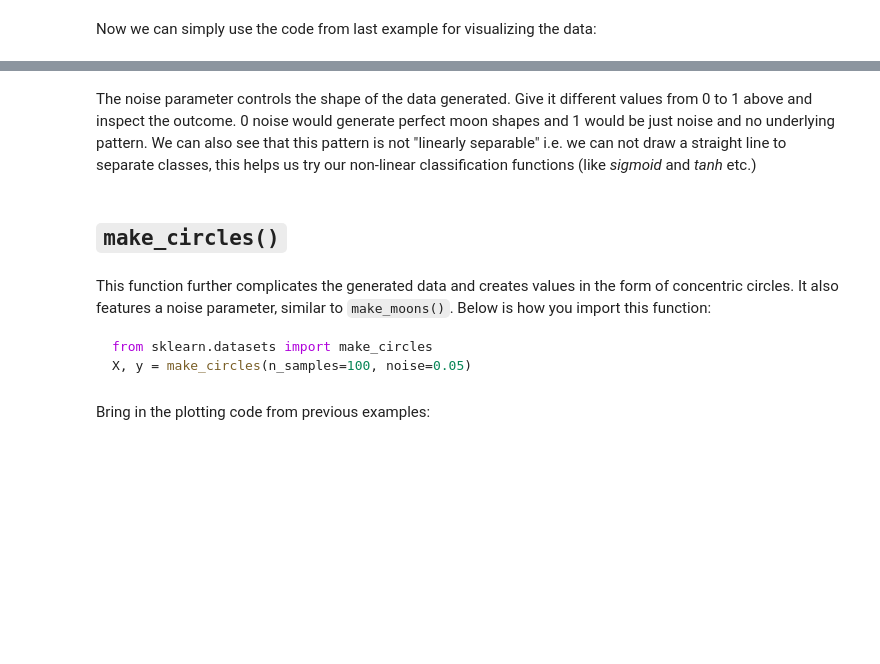
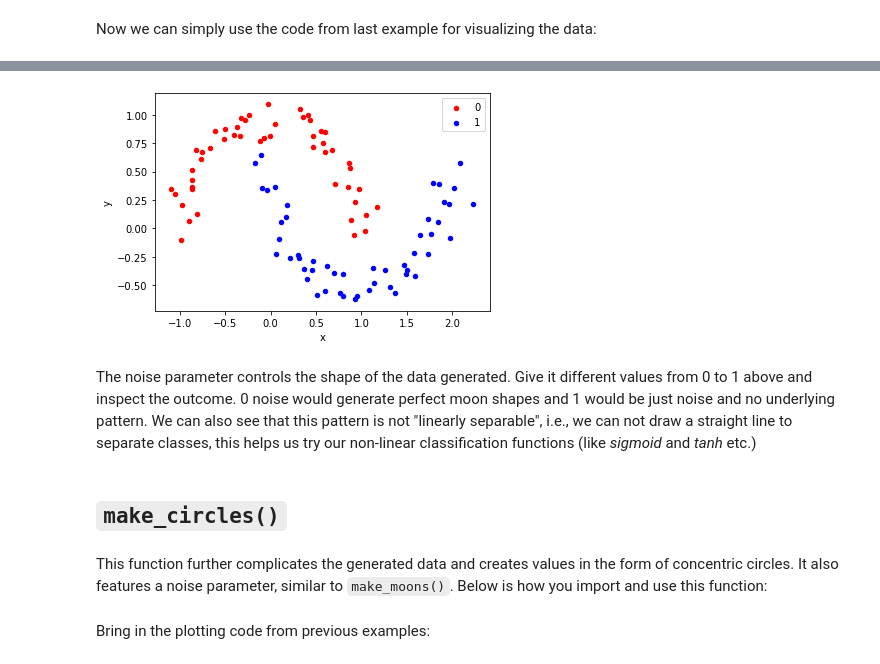
Before and after one commit to yagutaro/dsc-generating-data-hbs-ds-060120, a Jupyter notebook: index.ipynb, the cells around one changed output, grey strips where cells are left out. Cells and saved outputs as stored; diff of their text form; code cells hidden in the pictures; blank space fills up the shorter version.

````diff
--- a/index.ipynb
+++ b/index.ipynb
@@ -74,2 +59,5 @@ X, y = make_moons(n_samples=100, noise=0.1)
+# %%
+from sklearn.datasets import make_moons
+X, y = make_moons(n_samples=100, noise=0.1)
 # %% [markdown]
 Now we can simply use the code from last example for visualizing the data:
@@ -80,11 +64,17 @@ Now we can simply use the code from last example for visualizing the data:
+# %%
+# Plot a scatter plot, color
+df = pd.DataFrame(dict(x=X[:,0], y=X[:,1], label=y))
+colors = {0:'red', 1:'blue', 2:'green'}
+fig, ax = plt.subplots()
+grouped = df.groupby('label')
+for key, group in grouped:
+    group.plot(ax=ax, kind='scatter', x='x', y='y', label=key, color=colors[key])
+plt.show()
+# %% [output]
+[figure, added]
 # %% [markdown]
-The noise parameter controls the shape of the data generated. Give it different values from 0 to 1 above and inspect the outcome. 0 noise would generate perfect moon shapes and 1 would be just noise and no underlying pattern. We can also see that this pattern is not "linearly separable" i.e. we can not draw a straight line to separate classes, this helps us try our non-linear classification functions (like _sigmoid_ and _tanh_ etc.)
+The noise parameter controls the shape of the data generated. Give it different values from 0 to 1 above and inspect the outcome. 0 noise would generate perfect moon shapes and 1 would be just noise and no underlying pattern. We can also see that this pattern is not "linearly separable", i.e., we can not draw a straight line to separate classes, this helps us try our non-linear classification functions (like _sigmoid_ and _tanh_ etc.)
 # %% [markdown]
  ## `make_circles()`
 # %% [markdown]
-This function further complicates the generated data and creates values in the form of concentric circles. It also features a noise parameter, similar to `make_moons()`. Below is how you import this function:
-
-```python
-from sklearn.datasets import make_circles
-X, y = make_circles(n_samples=100, noise=0.05)
-```
+This function further complicates the generated data and creates values in the form of concentric circles. It also features a noise parameter, similar to `make_moons()`. Below is how you import and use this function:
````
Also changed, not shown: parts of 29 cells of this notebook.
